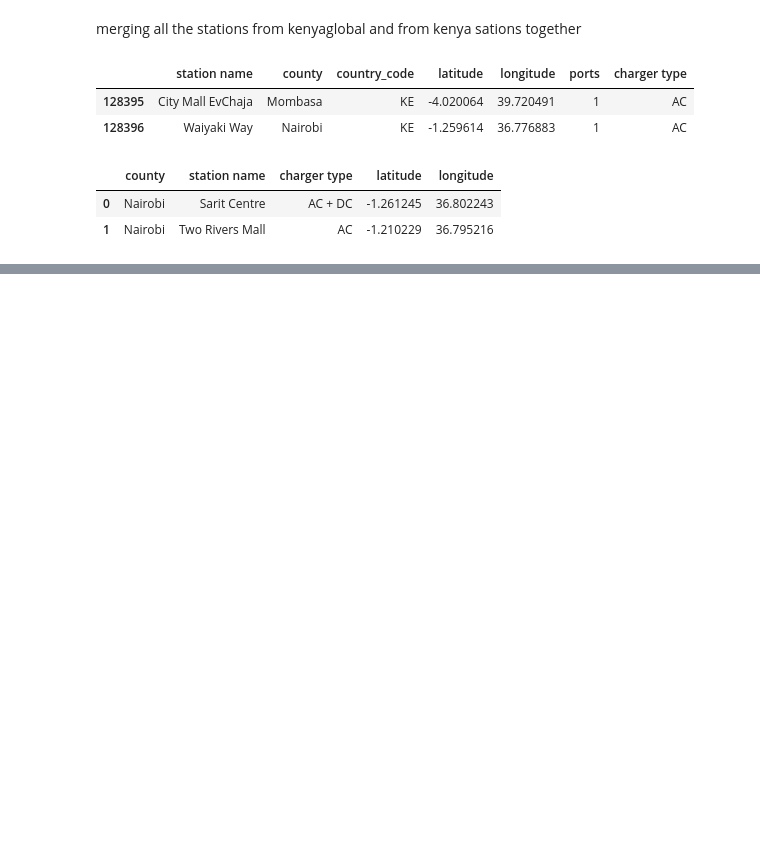
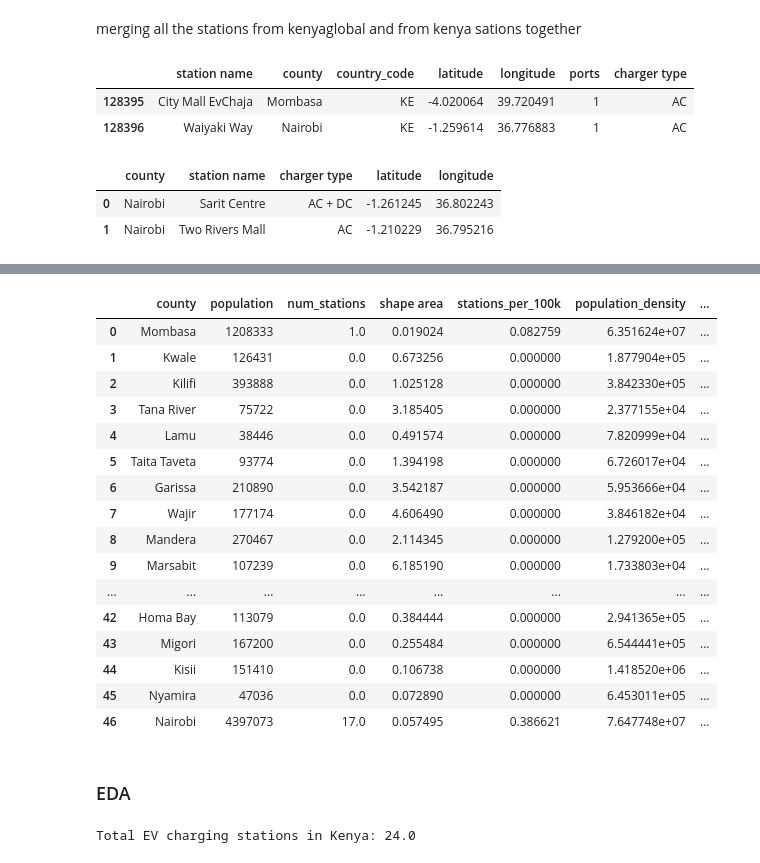
Before and after one commit to maryannngongi/EV_Charging_Stations_Optimization, a Jupyter notebook: Notebooks/christine.ipynb, the cells around one changed output, grey strips where cells are left out. Saved outputs shown, nothing was run; the diff lists cells and outputs as text; code cells hidden in the pictures; blank space fills up the shorter version.

```diff
--- a/Notebooks/christine.ipynb
+++ b/Notebooks/christine.ipynb
@@ -421,0 +555,3 @@ kenya_stations
+# %%
+county_df = county_df.merge(county_area[['county', 'shape area']], on='county', how='left')
+county_df.head()
@@ -421,0 +567,3 @@ kenya_stations
+# %%
+county_df['stations_per_100k'] = (county_df['num_stations'] / county_df['population']) * 100000
+county_df.head()
@@ -421,0 +577,4 @@ kenya_stations
+# %%
+# How many people per unit_squared
+county_df['population_density'] = (county_df['population'] / county_df['shape area'])
+county_df.head()
@@ -421,0 +588,4 @@ kenya_stations
+# %%
+# concentration_of_stations
+county_df["station_spatial_density"] = (county_df["num_stations"] / county_df["shape area"])
+county_df.head()
@@ -421,0 +599,29 @@ kenya_stations
+# %%
+# Compute 25th percentile of stations_per_100k (only include counties with stations? Or all?)
+p25 = county_df['stations_per_100k'].quantile(0.25)
+county_df['underserved'] = county_df['stations_per_100k'] < p25
+county_df
+# %% [output]
+|  | county | population | num_stations | shape area | stations_per_100k | population_density | ... |
+| 0 | Mombasa | 1208333 | 1.0 | 0.019024 | 0.082759 | 6.351624e+07 | ... |
+| 1 | Kwale | 126431 | 0.0 | 0.673256 | 0.000000 | 1.877904e+05 | ... |
+| 2 | Kilifi | 393888 | 0.0 | 1.025128 | 0.000000 | 3.842330e+05 | ... |
+| 3 | Tana River | 75722 | 0.0 | 3.185405 | 0.000000 | 2.377155e+04 | ... |
+| 4 | Lamu | 38446 | 0.0 | 0.491574 | 0.000000 | 7.820999e+04 | ... |
+| 5 | Taita Taveta | 93774 | 0.0 | 1.394198 | 0.000000 | 6.726017e+04 | ... |
+| 6 | Garissa | 210890 | 0.0 | 3.542187 | 0.000000 | 5.953666e+04 | ... |
+| 7 | Wajir | 177174 | 0.0 | 4.606490 | 0.000000 | 3.846182e+04 | ... |
+| 8 | Mandera | 270467 | 0.0 | 2.114345 | 0.000000 | 1.279200e+05 | ... |
+| 9 | Marsabit | 107239 | 0.0 | 6.185190 | 0.000000 | 1.733803e+04 | ... |
+| ... | ... | ... | ... | ... | ... | ... | ... |
+| 42 | Homa Bay | 113079 | 0.0 | 0.384444 | 0.000000 | 2.941365e+05 | ... |
+| 43 | Migori | 167200 | 0.0 | 0.255484 | 0.000000 | 6.544441e+05 | ... |
+| 44 | Kisii | 151410 | 0.0 | 0.106738 | 0.000000 | 1.418520e+06 | ... |
+| 45 | Nyamira | 47036 | 0.0 | 0.072890 | 0.000000 | 6.453011e+05 | ... |
+| 46 | Nairobi | 4397073 | 17.0 | 0.057495 | 0.386621 | 7.647748e+07 | ... |
+# %% [markdown]
+### EDA
+# %%
+print("Total EV charging stations in Kenya:", county_df["num_stations"].sum())
+# %% [output]
+Total EV charging stations in Kenya: 24.0
```
Also changed, not shown: parts of 23 cells of this notebook.
